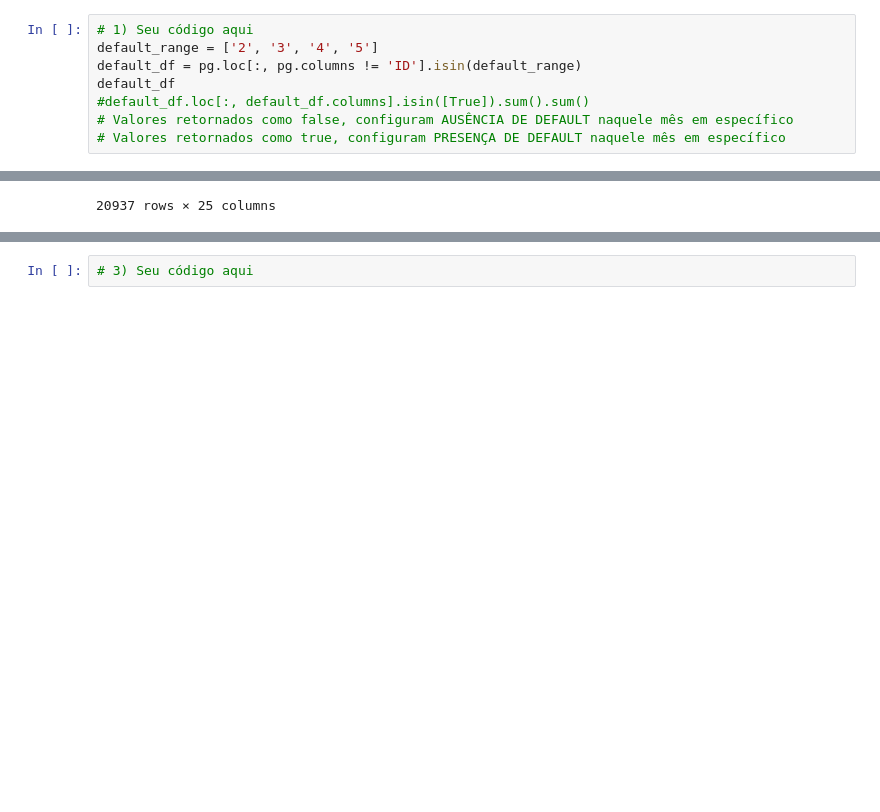
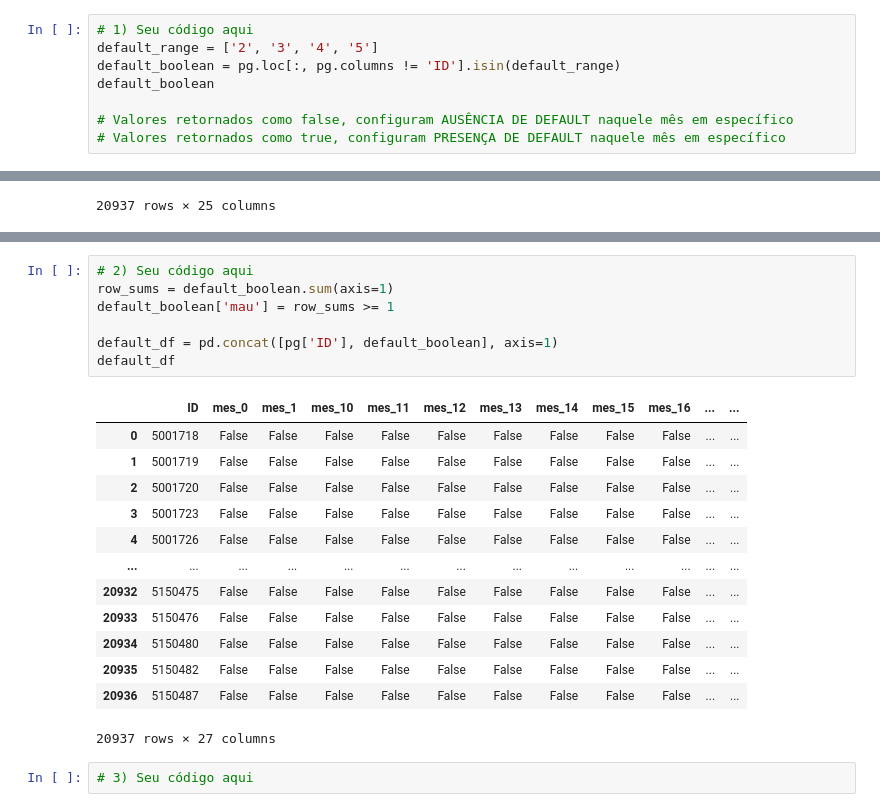
Before and after one commit to PedroHang/Analise-Default-Inadimplencia, a Jupyter notebook: Mod5Ex_aulas_04a05.ipynb, the cells around one changed output, grey strips where cells are left out. Drawn from its saved outputs; the diff is of its cells as text; blank space fills up the shorter version.

```diff
--- a/Mod5Ex_aulas_04a05.ipynb
+++ b/Mod5Ex_aulas_04a05.ipynb
@@ -82,9 +85,9 @@ pg.head(5)
 # %%
 # 1) Seu código aqui
 default_range = ['2', '3', '4', '5']
-default_df = pg.loc[:, pg.columns != 'ID'].isin(default_range)
-default_df
-#default_df.loc[:, default_df.columns].isin([True]).sum().sum()
+default_boolean = pg.loc[:, pg.columns != 'ID'].isin(default_range)
+default_boolean
+
 # Valores retornados como false, configuram AUSÊNCIA DE DEFAULT naquele mês em específico
 # Valores retornados como true, configuram PRESENÇA DE DEFAULT naquele mês em específico
 # %% [output]
@@ -108,3 +110,24 @@ dtype('O')
+# %%
+# 2) Seu código aqui
+row_sums = default_boolean.sum(axis=1)
+default_boolean['mau'] = row_sums >= 1
+
+default_df = pd.concat([pg['ID'], default_boolean], axis=1)
+default_df
+# %% [output]
+|  | ID | mes_0 | mes_1 | mes_10 | mes_11 | mes_12 | mes_13 | mes_14 | mes_15 | mes_16 | ... | ... |
+| 0 | 5001718 | False | False | False | False | False | False | False | False | False | ... | ... |
+| 1 | 5001719 | False | False | False | False | False | False | False | False | False | ... | ... |
+| 2 | 5001720 | False | False | False | False | False | False | False | False | False | ... | ... |
+| 3 | 5001723 | False | False | False | False | False | False | False | False | False | ... | ... |
+| 4 | 5001726 | False | False | False | False | False | False | False | False | False | ... | ... |
+| ... | ... | ... | ... | ... | ... | ... | ... | ... | ... | ... | ... | ... |
+| 20932 | 5150475 | False | False | False | False | False | False | False | False | False | ... | ... |
+| 20933 | 5150476 | False | False | False | False | False | False | False | False | False | ... | ... |
+| 20934 | 5150480 | False | False | False | False | False | False | False | False | False | ... | ... |
+| 20935 | 5150482 | False | False | False | False | False | False | False | False | False | ... | ... |
+| 20936 | 5150487 | False | False | False | False | False | False | False | False | False | ... | ... |
+20937 rows × 27 columns
 # %%
 # 3) Seu código aqui
 # %%
```
Also changed, not shown: parts of 3 cells of this notebook.
